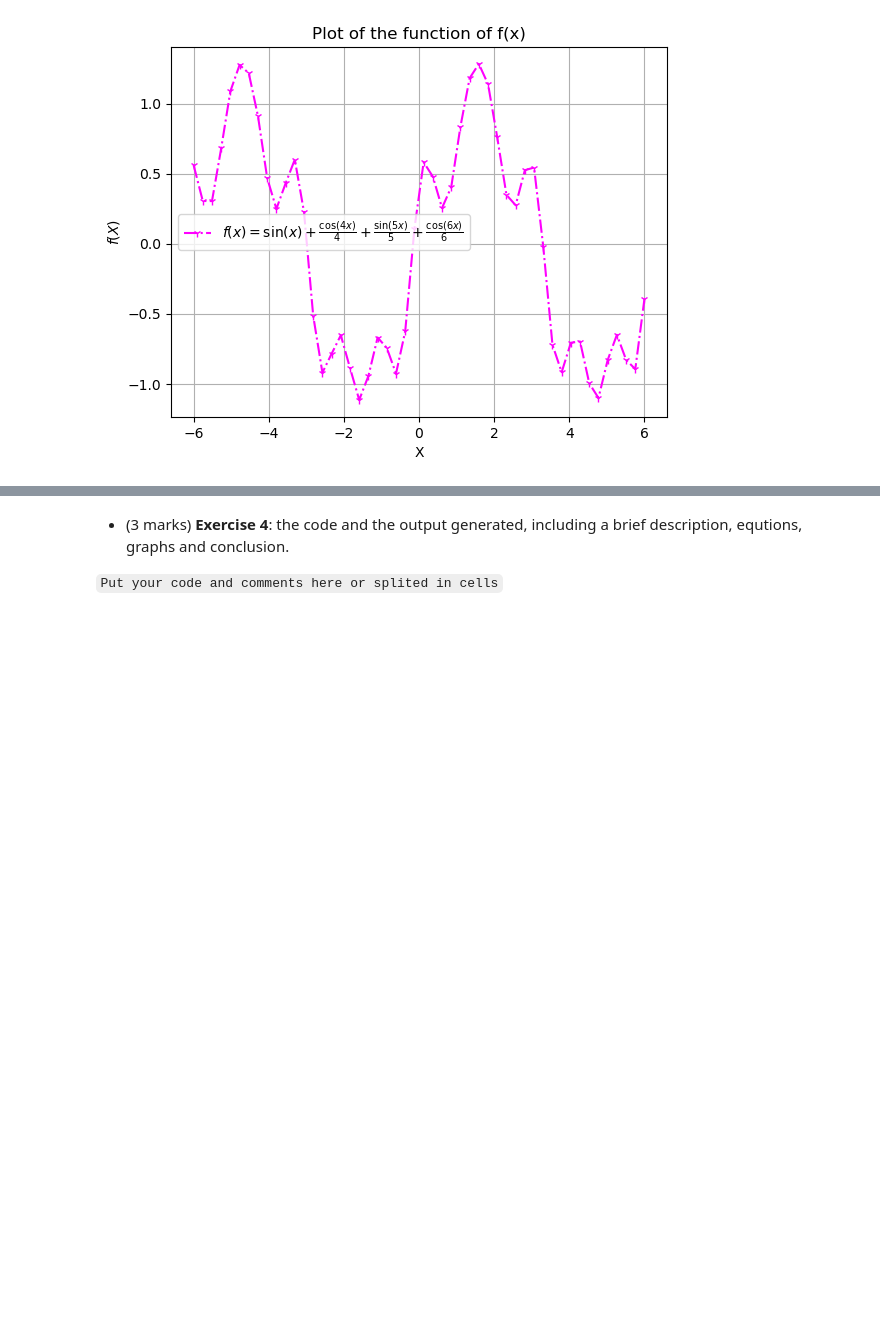
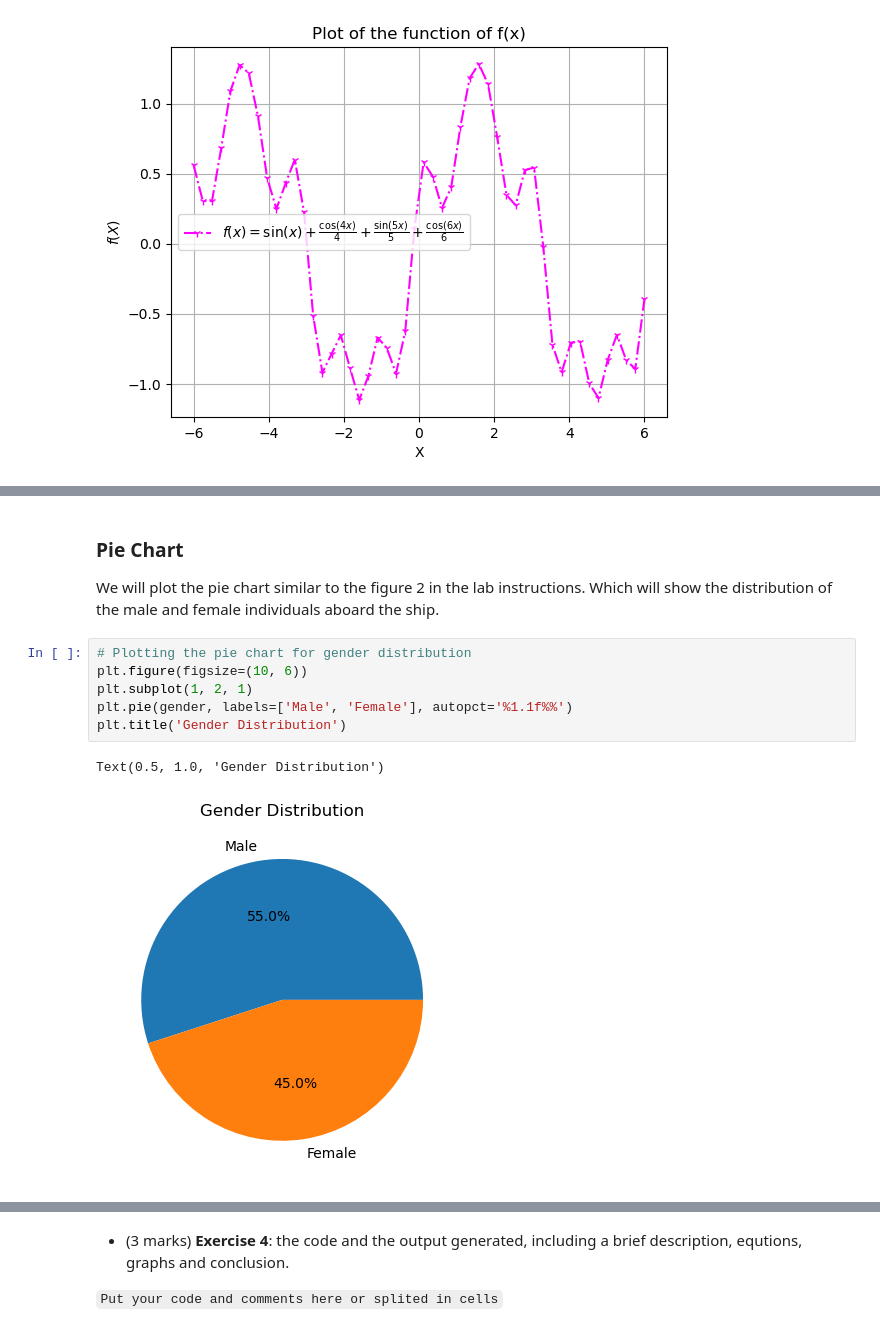
Before and after one commit to Abhay2412/ENCM509Labs, a Jupyter notebook: Lab 1/Lab01-AbhayKhosla.ipynb, the cells around one changed output, grey strips where cells are left out. Cells and saved outputs as stored; diff of their text form; blank space fills up the shorter version.

```diff
--- a/Lab 1/Lab01-AbhayKhosla.ipynb
+++ b/Lab 1/Lab01-AbhayKhosla.ipynb
@@ -122,0 +160,12 @@ plt.legend()
+# %% [markdown]
+### Pie Chart
+We will plot the pie chart similar to the figure 2 in the lab instructions. Which will show the distribution of the male and female individuals aboard the ship.
+# %%
+# Plotting the pie chart for gender distribution
+plt.figure(figsize=(10, 6))
+plt.subplot(1, 2, 1)
+plt.pie(gender, labels=['Male', 'Female'], autopct='%1.1f%%')
+plt.title('Gender Distribution')
+# %% [output]
+Text(0.5, 1.0, 'Gender Distribution')
+[figure, added]
```
Also changed, not shown: parts of 7 cells of this notebook.
